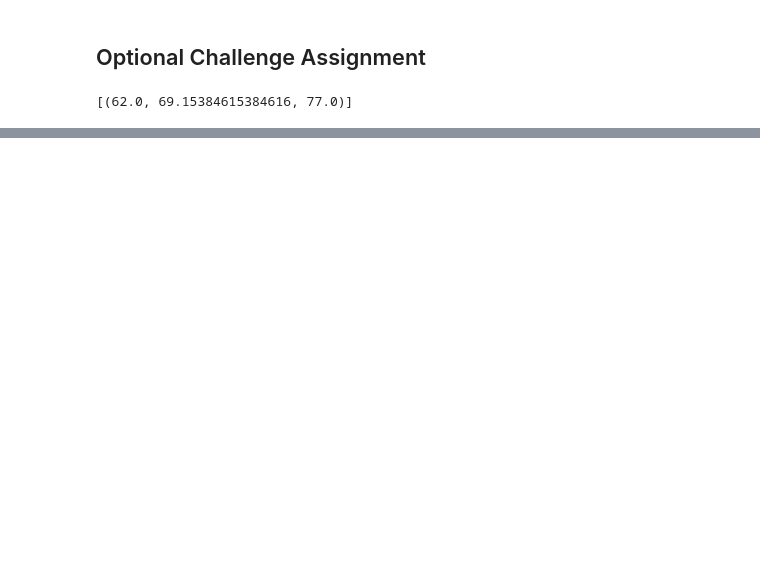
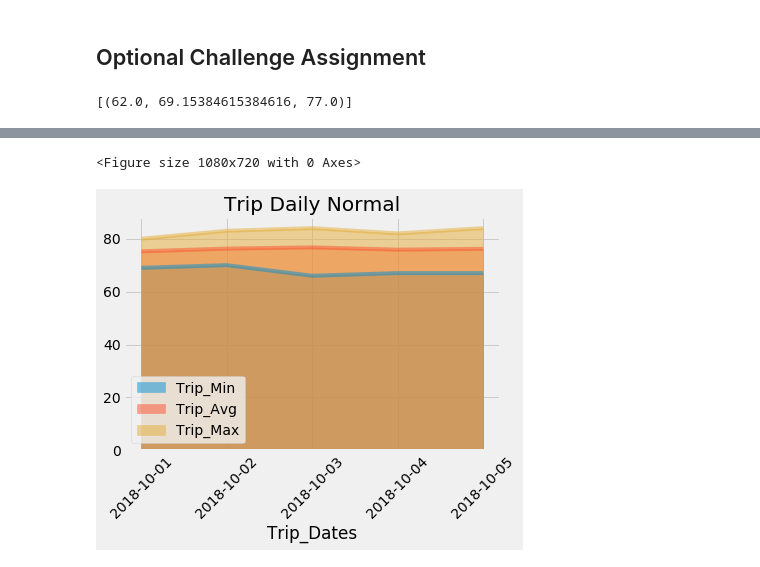
Before and after one commit to soniarchana/SqlAlchemy_Flask_Surf, a Jupyter notebook: climate_starter.ipynb, the cells around one changed output, grey strips where cells are left out. Cells and saved outputs as stored; diff of their text form; code cells hidden in the pictures; blank space fills up the shorter version.

```diff
--- a/climate_starter.ipynb
+++ b/climate_starter.ipynb
@@ -392,11 +393,27 @@ daily_normals("01-01")
 # %%
 # calculate the daily normals for your trip
 # push each tuple of calculations into a list called `normals`
+# Set the start and end date of the trip
+# Use the start and end date to create a range of dates
+# Stip off the year and save a list of %m-%d strings
+# Loop through the list of %m-%d strings and calculate the normals for each date
 
-# Set the start and end date of the trip
+# Considering the trip start date as 2018-10-01 and trip end date as 2018-10-05
+# Pulling individual dates and computing daily normal in the above date range
+mon_lst = []
+yr_lst = []
 
-# Use the start and end date to create a range of dates
+for x in range(0, ((dt.datetime.strptime("2018-10-05", "%Y-%m-%d") - dt.datetime.strptime("2018-10-01", "%Y-%m-%d")).days)+1):
+    dobj=(dt.datetime.strptime("2018-10-01", "%Y-%m-%d") + dt.timedelta(days=x))
+    mon_lst.append(dobj.strftime("%m-%d"))
+    yr_lst.append(dobj.strftime("%Y-%m-%d"))
 
-# Stip off the year and save a list of %m-%d strings
+print(mon_lst)
+print(yr_lst)
 
-# Loop through the list of %m-%d strings and calculate the normals for each date
+# Push each tuple of calculations into a list called `normals`
+# Calling daily_normals for the above listed dates in mon_lst
+normals = []
+for md in mon_lst:
+    normals.append(daily_normals(md)[0])
+normals
@@ -403,2 +428,7 @@ daily_normals("01-01")
 # %%
 # Load the previous query results into a Pandas DataFrame and add the `trip_dates` range as the `date` index
+
+normals_df= pd.DataFrame(normals, columns=['Trip_Min','Trip_Avg','Trip_Max'])
+normals_df.index=yr_lst
+normals_df.index.name='Trip_Dates'
+normals_df
@@ -406,0 +443,11 @@ daily_normals("01-01")
+# %%
+# Plot the daily normals as an area plot with `stacked=False`
+plt.figure(figsize=(15, 10))
+ax = normals_df.plot(kind='area', stacked=False, title='Trip Daily Normal')
+ax.set_xlabel('Trip_Dates')
+plt.xticks(np.arange(len(yr_lst)),yr_lst, rotation=45)
+plt.savefig('Trip Daily Normal.png')
+plt.show()
+# %% [output]
+<Figure size 1080x720 with 0 Axes>
+[figure, added]
```
Also changed, not shown: parts of 5 cells of this notebook, 1 other file.
